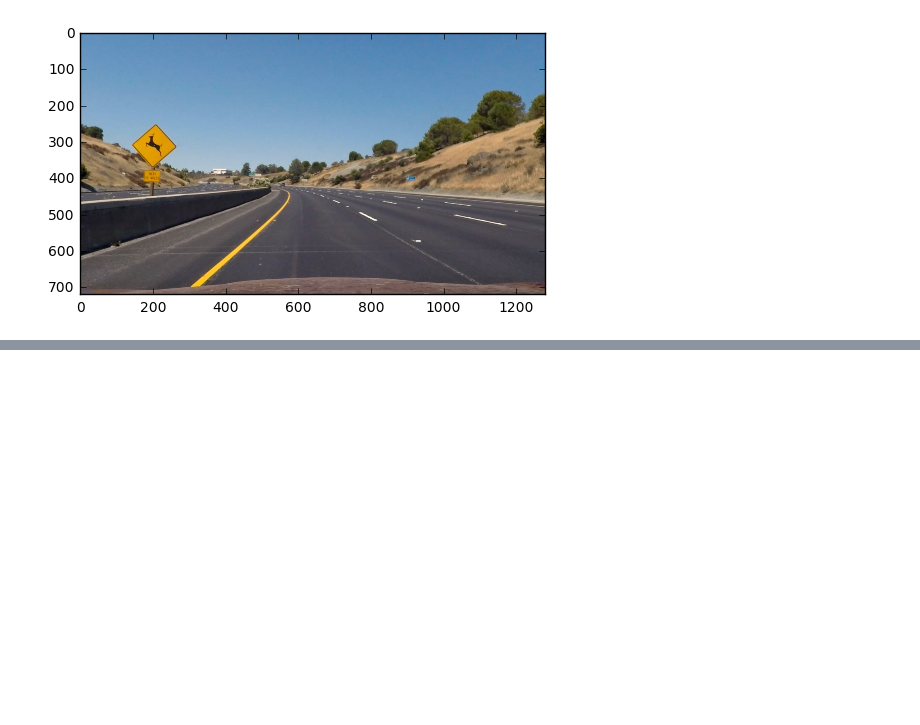
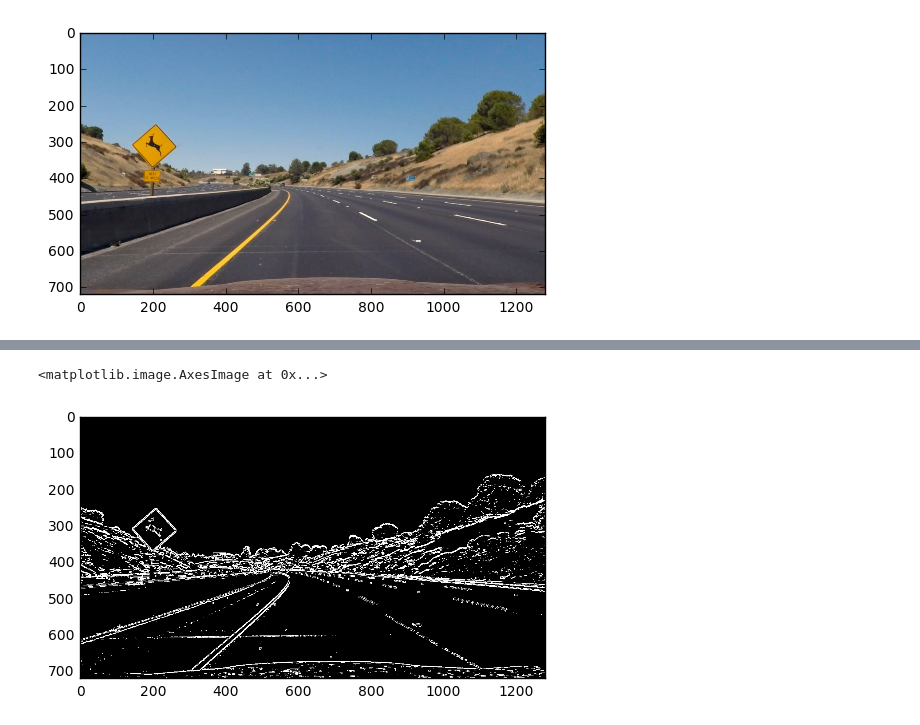
Before and after one commit to tadasdanielius/CarND-Advanced-Lane-Lines, a Jupyter notebook: Advanced-Lane-Detection.ipynb, the cells around one changed output, grey strips where cells are left out. Saved outputs shown, nothing was run; the diff lists cells and outputs as text; code cells hidden in the pictures; blank space fills up the shorter version.

```diff
--- a/Advanced-Lane-Detection.ipynb
+++ b/Advanced-Lane-Detection.ipynb
@@ -52,0 +37,6 @@ plt.imshow(undist)
+# %%
+gy_im = edges.gradient_y()
+plt.imshow(gy_im, cmap='gray')
+# %% [output]
+<matplotlib.image.AxesImage at 0x...>
+[figure, added]
```
Also changed, not shown: parts of 24 cells of this notebook, 5 other files.
